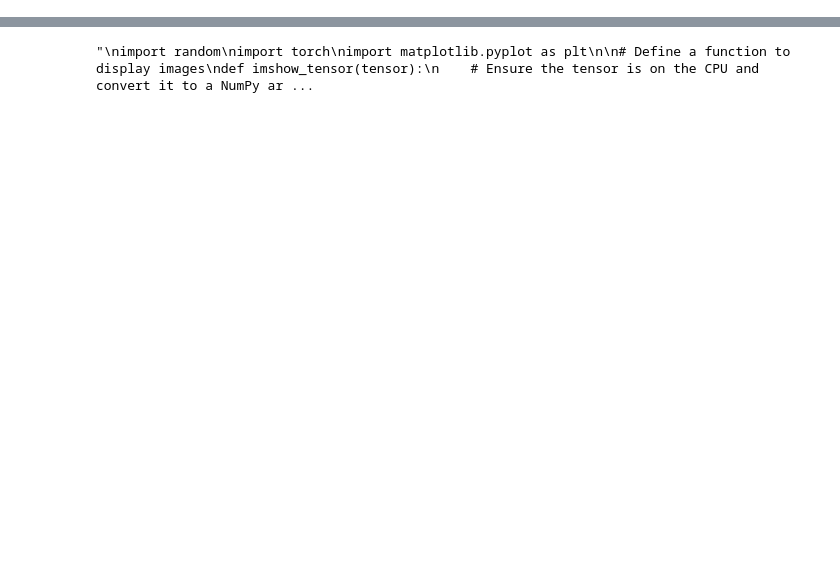
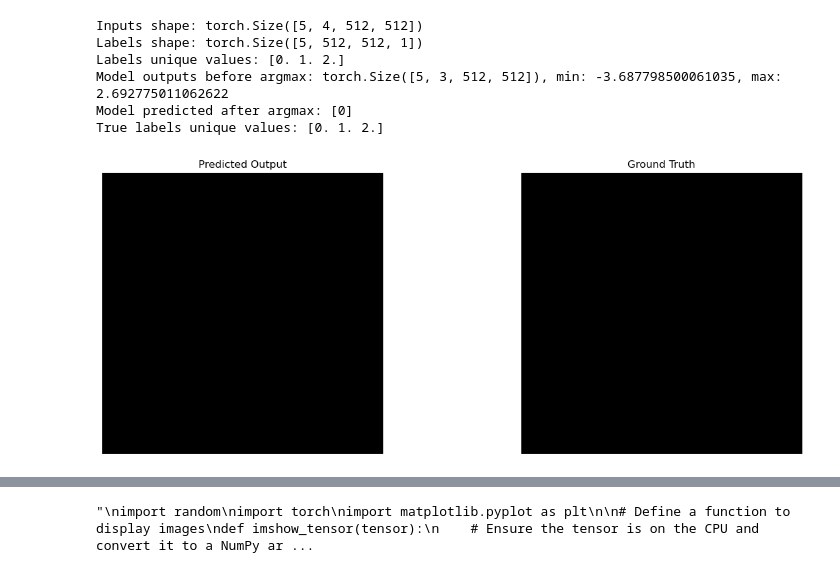
Before and after one commit to Belis0811/Unet, a Jupyter notebook: live_dead_segment.ipynb, the cells around one changed output, grey strips where cells are left out. Saved outputs shown, nothing was run; the diff lists cells and outputs as text; code cells hidden in the pictures; blank space fills up the shorter version.

```diff
--- a/live_dead_segment.ipynb
+++ b/live_dead_segment.ipynb
@@ -457,0 +492,72 @@ print(f'Best loss is {best_loss}, best iou is {best_iou}')
+# %%
+import matplotlib.pyplot as plt
+import numpy as np
+
+def visualize_val_loader_predictions(model, data_loader, device, class_colors):
+    model.eval()
+    with torch.no_grad():
+        for inputs, labels in data_loader:
+            inputs = inputs.permute(0, 3, 1, 2).to(device)
+            labels = labels.squeeze(1).to(device)
+
+            print(f'Inputs shape: {inputs.shape}')
+            print(f'Labels shape: {labels.shape}')
+            print(f'Labels unique values: {np.unique(labels.cpu().numpy())}')
+
+            outputs = model(inputs)
+            print(f'Model outputs before argmax: {outputs.shape}, min: {outputs.min().item()}, max: {outputs.max().item()}')
+
+            predicted = torch.argmax(outputs, dim=1).cpu().numpy()
+            true_labels = labels.cpu().numpy()
+
+            print(f'Model predicted after argmax: {np.unique(predicted)}')
+            print(f'True labels unique values: {np.unique(true_labels)}')
+
+            for i in range(len(predicted)):
+                segmented_image = predicted[i]
+                true_label = true_labels[i]
+                height, width = segmented_image.shape
+
+                color_image_pred = np.zeros((height, width, 3), dtype=np.uint8)
+                for cls, color in class_colors.items():
+                    mask = segmented_image == cls
+                    color_image_pred[mask] = color
+
+                color_image_label = np.zeros((height, width, 3), dtype=np.uint8)
+                for cls, color in class_colors.items():
+                    mask = true_label == cls
+                    if mask.shape == (height, width):
+                        color_image_label[mask] = color
+
+                plt.figure(figsize=(15, 5))
+
+                plt.subplot(1, 2, 1)
+                plt.imshow(color_image_pred)
+                plt.title("Predicted Output")
+                plt.axis("off")
+
+                plt.subplot(1, 2, 2)
+                plt.imshow(color_image_label)
+                plt.title("Ground Truth")
+                plt.axis("off")
+
+                plt.tight_layout()
+                plt.show()
+                return
+
+class_colors = {
+    0: [0, 0, 0],
+    1: [0, 255, 0],
+    2: [255, 255, 0],
+}
+
+model.to(device2)
+visualize_val_loader_predictions(model, val_loader, device2, class_colors)
+# %% [output]
+Inputs shape: torch.Size([5, 4, 512, 512])
+Labels shape: torch.Size([5, 512, 512, 1])
+Labels unique values: [0. 1. 2.]
+Model outputs before argmax: torch.Size([5, 3, 512, 512]), min: -3.687798500061035, max: 2.692775011062622
+Model predicted after argmax: [0]
+True labels unique values: [0. 1. 2.]
+[figure, added]
```
Also changed, not shown: parts of 15 cells of this notebook, 1 other file.
